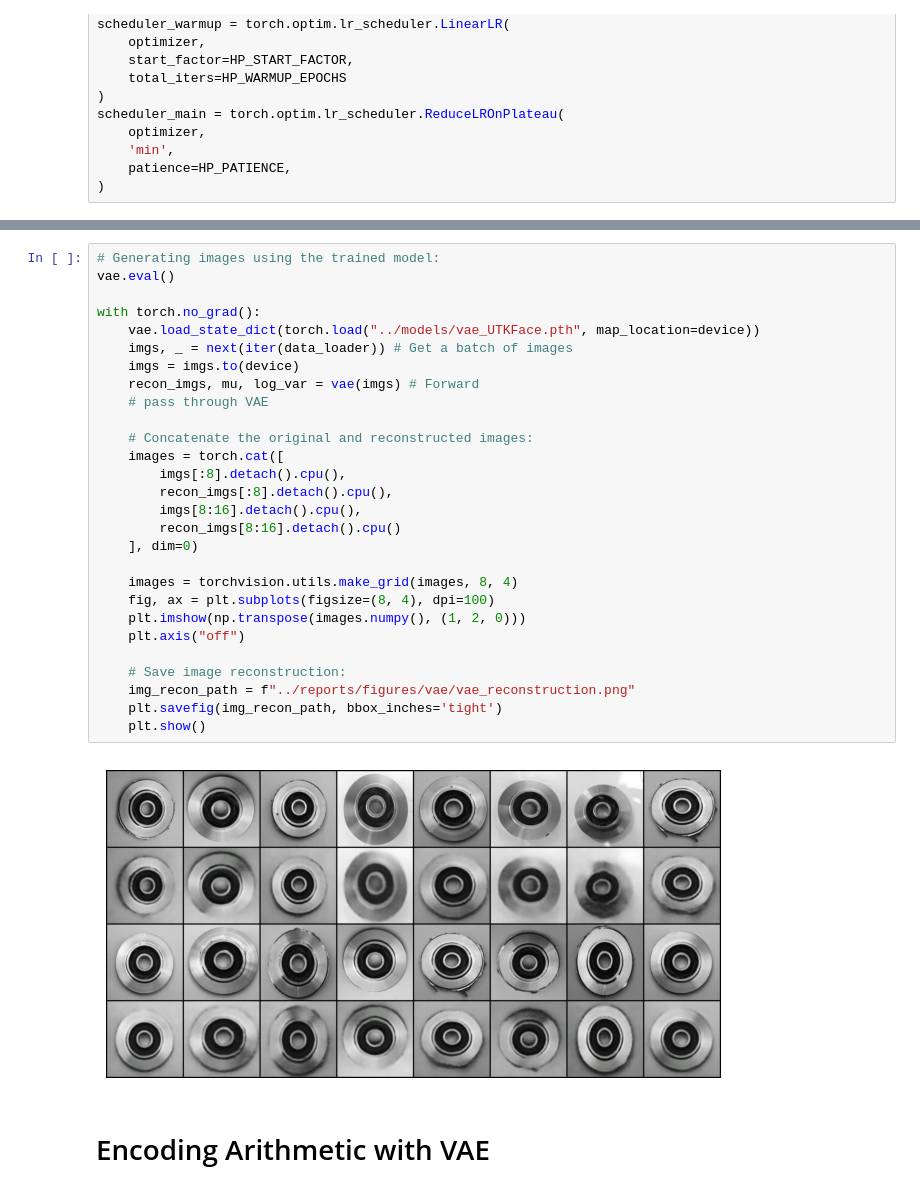
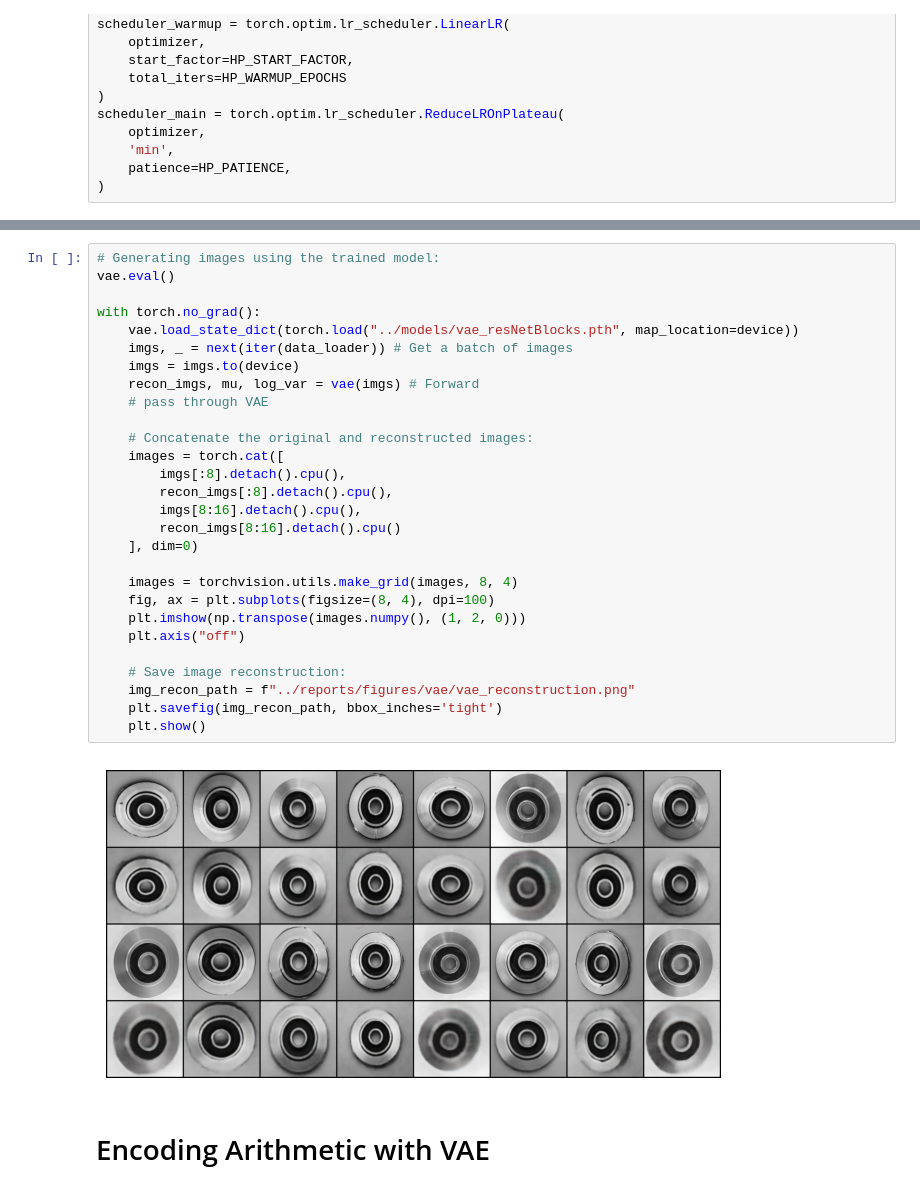
Before and after one commit to StevoAngel/3D_Defect_Models, a Jupyter notebook: notebooks/11.vae_casting.ipynb, the cells around one changed output, grey strips where cells are left out. Saved outputs shown, nothing was run; the diff lists cells and outputs as text.

Commit message:
Implementing GoogleNet + ResNet Blocks

```diff
--- a/notebooks/11.vae_casting.ipynb
+++ b/notebooks/11.vae_casting.ipynb
@@ -438,33 +434,33 @@ Training completed. Saving model...
 # %%
 # Generating images using the trained model:
 vae.eval()
 
 with torch.no_grad():
-    vae.load_state_dict(torch.load("../models/vae_UTKFace.pth", map_location=device))
+    vae.load_state_dict(torch.load("../models/vae_resNetBlocks.pth", map_location=device))
     imgs, _ = next(iter(data_loader)) # Get a batch of images
     imgs = imgs.to(device)
     recon_imgs, mu, log_var = vae(imgs) # Forward
     # pass through VAE
 
     # Concatenate the original and reconstructed images:
     images = torch.cat([
         imgs[:8].detach().cpu(),
         recon_imgs[:8].detach().cpu(),
         imgs[8:16].detach().cpu(),
         recon_imgs[8:16].detach().cpu()
     ], dim=0)
 
     images = torchvision.utils.make_grid(images, 8, 4)
     fig, ax = plt.subplots(figsize=(8, 4), dpi=100)
     plt.imshow(np.transpose(images.numpy(), (1, 2, 0)))
     plt.axis("off")
 
     # Save image reconstruction:
     img_recon_path = f"../reports/figures/vae/vae_reconstruction.png"
     plt.savefig(img_recon_path, bbox_inches='tight')
     plt.show()
 # %% [output]
-[figure, old version]
+[figure, new version]
 # %% [markdown]
 # Encoding Arithmetic with VAE
 # %%
```
Also changed, not shown: parts of 5 cells of this notebook, 4 other files.
